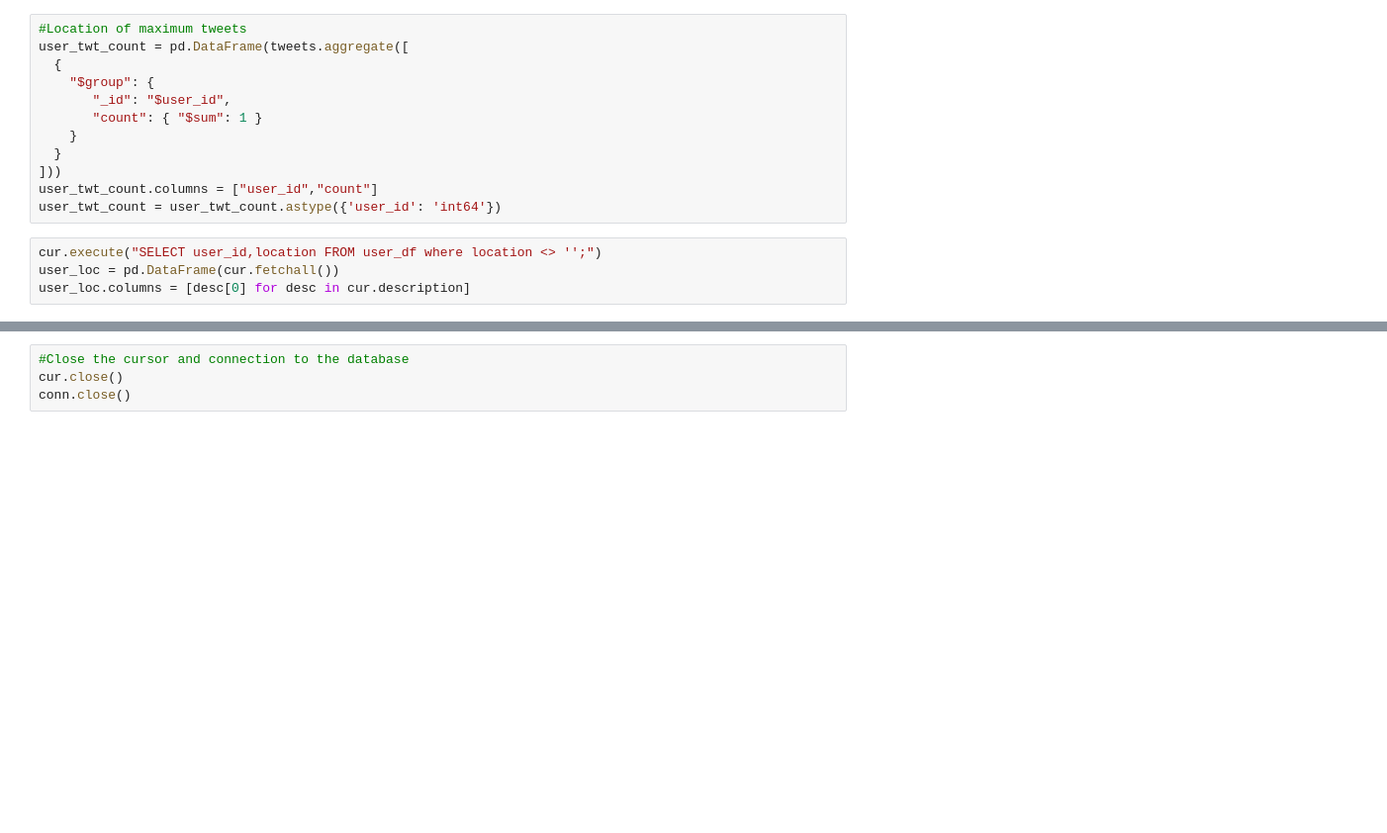
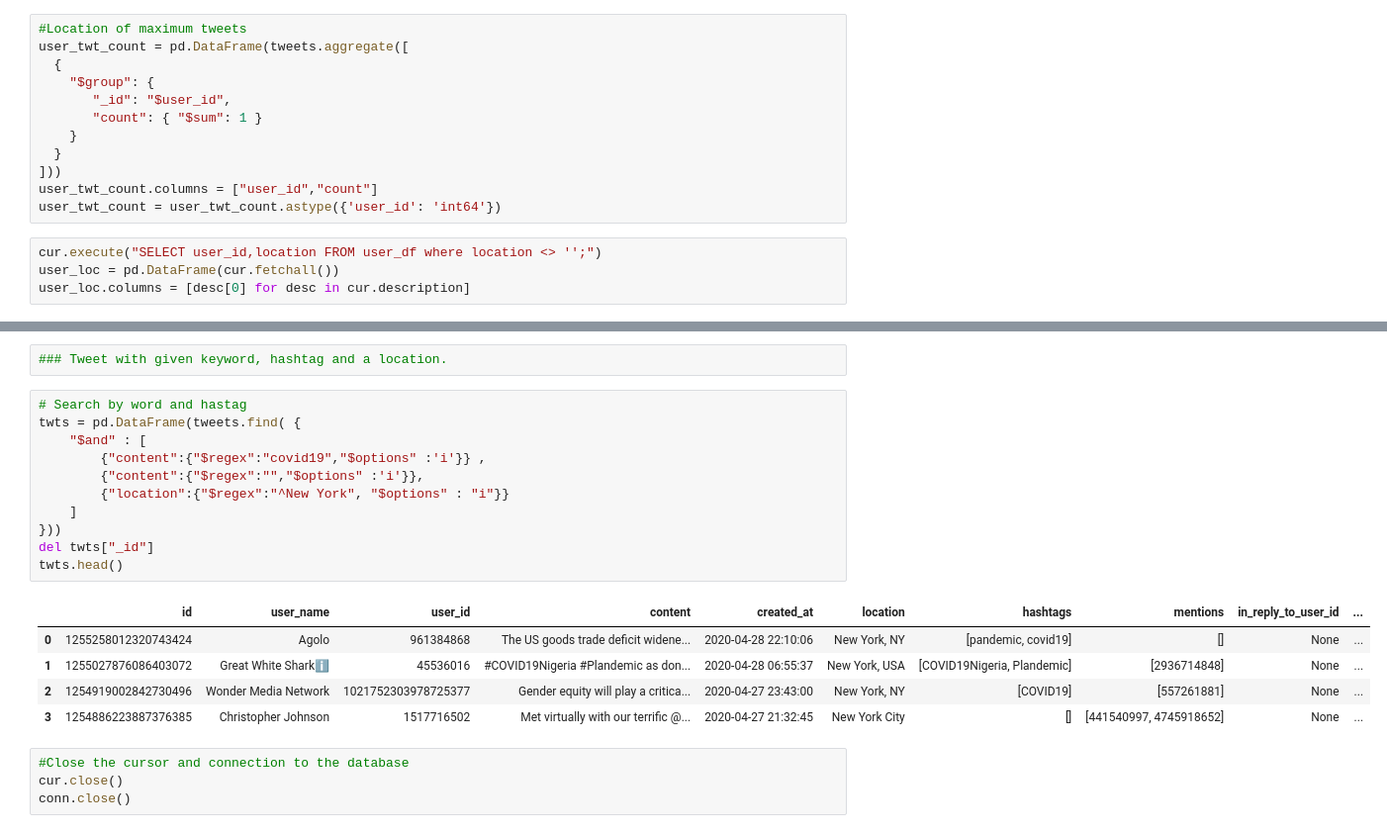
Before and after one commit to SankBad/Twitter_Database, a Jupyter notebook: Query.ipynb, the cells around one changed output, grey strips where cells are left out. Shown: that part at 99% size. Cells and saved outputs as stored; diff of their text form; blank space fills up the shorter version.

```diff
--- a/Query.ipynb
+++ b/Query.ipynb
@@ -449,3 +477,22 @@ loc_df.index[loc_df["count"].argmax()]
+# %%
+### Tweet with given keyword, hashtag and a location.
+# %%
+# Search by word and hastag
+twts = pd.DataFrame(tweets.find( {
+    "$and" : [
+        {"content":{"$regex":"covid19","$options" :'i'}} ,
+        {"content":{"$regex":"","$options" :'i'}},
+        {"location":{"$regex":"^New York", "$options" : "i"}}
+    ]
+}))
+del twts["_id"]
+twts.head()
+# %% [output]
+|  | id | user_name | user_id | content | created_at | location | hashtags | mentions | in_reply_to_user_id | ... |
+| 0 | 1255258012320743424 | Agolo | 961384868 | The US goods trade deficit widene... | 2020-04-28 22:10:06 | New York, NY | [pandemic, covid19] | [] | None | ... |
+| 1 | 1255027876086403072 | Great White Sharkℹ | 45536016 | #COVID19Nigeria #Plandemic as don... | 2020-04-28 06:55:37 | New York, USA | [COVID19Nigeria, Plandemic] | [2936714848] | None | ... |
+| 2 | 1254919002842730496 | Wonder Media Network | 1021752303978725377 | Gender equity will play a critica... | 2020-04-27 23:43:00 | New York, NY | [COVID19] | [557261881] | None | ... |
+| 3 | 1254886223887376385 | Christopher Johnson | 1517716502 | Met virtually with our terrific @... | 2020-04-27 21:32:45 | New York City | [] | [441540997, 4745918652] | None | ... |
 # %%
 #Close the cursor and connection to the database
 cur.close()
```
Also changed, not shown: parts of 4 cells of this notebook.
